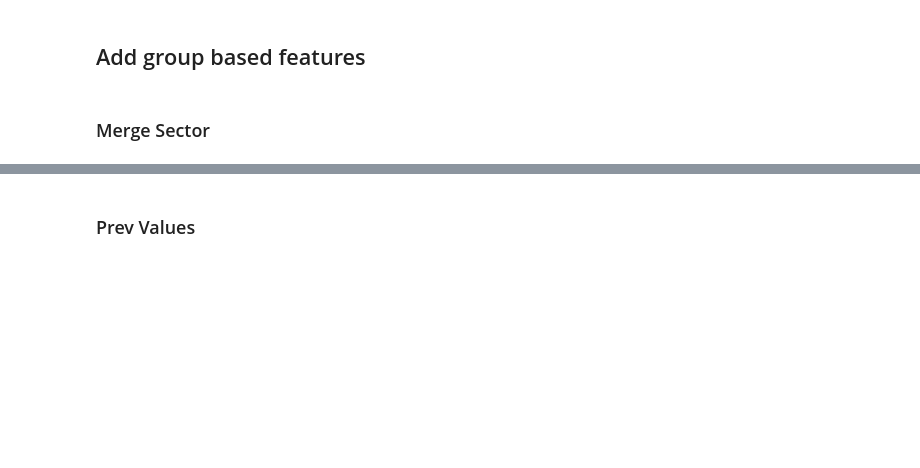
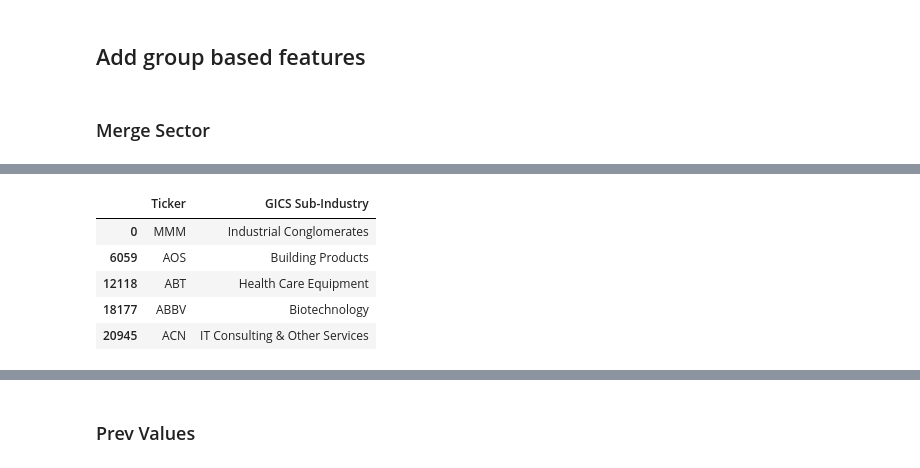
Before and after one commit to nishikaa/pair_trading, a Jupyter notebook: pair-trading-foundations/notebooks/Basic Modeling-Marshal.ipynb, the cells around one changed output, grey strips where cells are left out. Saved outputs shown, nothing was run; the diff lists cells and outputs as text; code cells hidden in the pictures; blank space fills up the shorter version.

```diff
--- a/pair-trading-foundations/notebooks/Basic Modeling-Marshal.ipynb
+++ b/pair-trading-foundations/notebooks/Basic Modeling-Marshal.ipynb
@@ -284,7 +332,14 @@ sector_df
 # %%
-industry_df = pd.read_csv('/home/ec2-user/Capstone/1999-12-01-2023-12-31.csv')
+industry_df = pd.read_csv('Data/Training/1999-12-01-2023-12-31.csv')
 industry_df = industry_df.drop_duplicates(subset=['Ticker','GICS Sub-Industry'])[['Ticker','GICS Sub-Industry']]
-industry_df
+industry_df.head()
+# %% [output]
+|  | Ticker | GICS Sub-Industry |
+| 0 | MMM | Industrial Conglomerates |
+| 6059 | AOS | Building Products |
+| 12118 | ABT | Health Care Equipment |
+| 18177 | ABBV | Biotechnology |
+| 20945 | ACN | IT Consulting & Other Services |
 # %%
 df = pd.merge(df,sector_df.rename(columns={'GICS Sector':'Sector_P1'}),how='left',left_on='Ticker_P1',right_on='Ticker').drop('Ticker',axis=1)
 df = pd.merge(df,sector_df.rename(columns={'GICS Sector':'Sector_P2'}),how='left',left_on='Ticker_P2',right_on='Ticker').drop('Ticker',axis=1)
```
Also changed, not shown: parts of 42 cells of this notebook, 5 other files.
